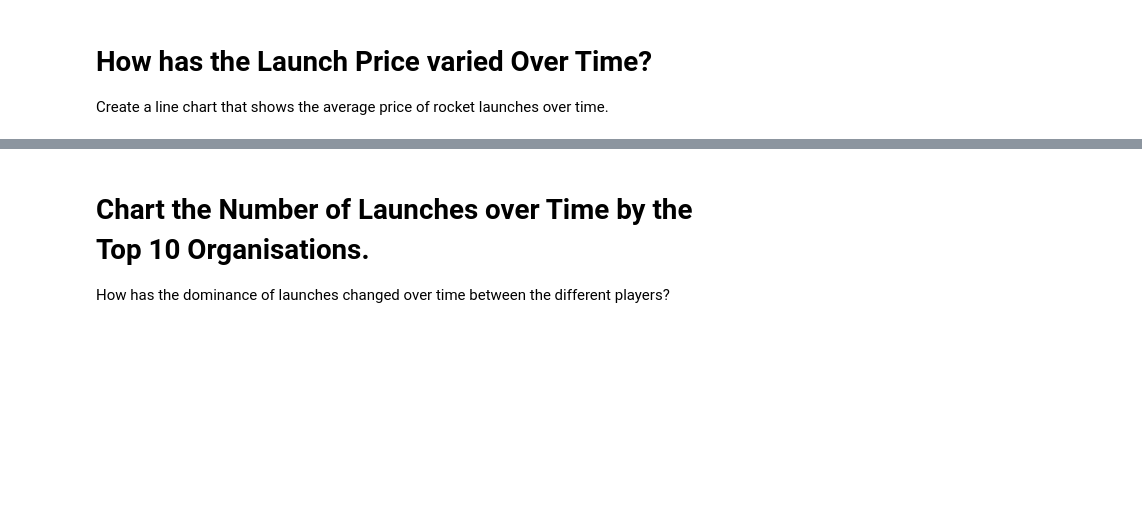
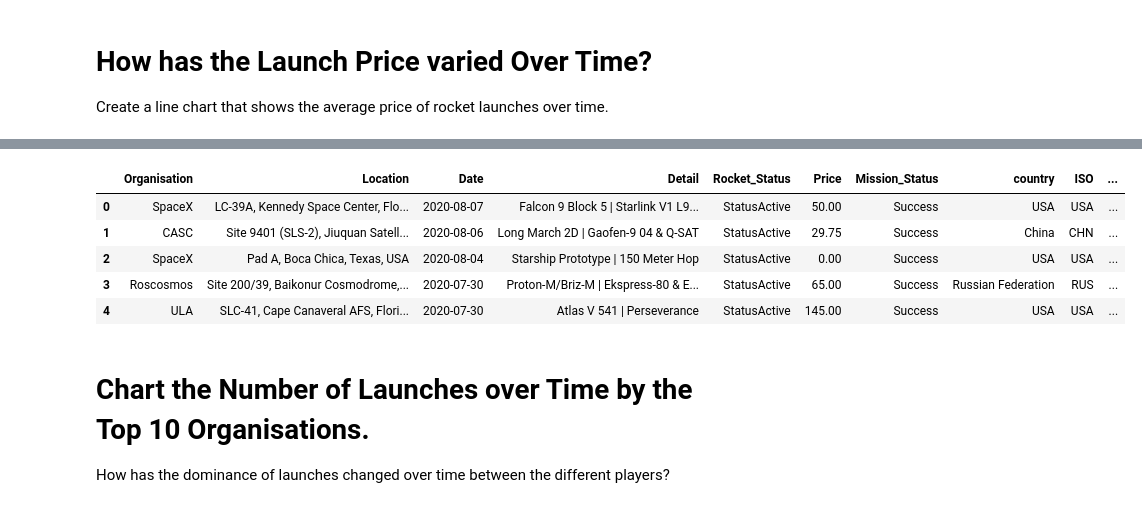
Before and after one commit to KushalRegmi61/100_DAYS_OF_LEARNING_PYTHON, a Jupyter notebook: DAY_99_SpaceMission_Alalysis/DAY_99_Space_Missions_Analysis.ipynb, the cells around one changed output, grey strips where cells are left out. Saved outputs shown, nothing was run; the diff lists cells and outputs as text; code cells hidden in the pictures; blank space fills up the shorter version.

```diff
--- a/DAY_99_SpaceMission_Alalysis/DAY_99_Space_Missions_Analysis.ipynb
+++ b/DAY_99_SpaceMission_Alalysis/DAY_99_Space_Missions_Analysis.ipynb
@@ -427,3 +538,12 @@ Create a line chart that shows the average price of rocket launches over time.
+# %%
+df.head()
+# %% [output]
+|  | Organisation | Location | Date | Detail | Rocket_Status | Price | Mission_Status | country | ISO | ... |
+| 0 | SpaceX | LC-39A, Kennedy Space Center, Flo... | 2020-08-07 | Falcon 9 Block 5 | Starlink V1 L9... | StatusActive | 50.00 | Success | USA | USA | ... |
+| 1 | CASC | Site 9401 (SLS-2), Jiuquan Satell... | 2020-08-06 | Long March 2D | Gaofen-9 04 & Q-SAT | StatusActive | 29.75 | Success | China | CHN | ... |
+| 2 | SpaceX | Pad A, Boca Chica, Texas, USA | 2020-08-04 | Starship Prototype | 150 Meter Hop | StatusActive | 0.00 | Success | USA | USA | ... |
+| 3 | Roscosmos | Site 200/39, Baikonur Cosmodrome,... | 2020-07-30 | Proton-M/Briz-M | Ekspress-80 & E... | StatusActive | 65.00 | Success | Russian Federation | RUS | ... |
+| 4 | ULA | SLC-41, Cape Canaveral AFS, Flori... | 2020-07-30 | Atlas V 541 | Perseverance | StatusActive | 145.00 | Success | USA | USA | ... |
 # %% [markdown]
 # Chart the Number of Launches over Time by the Top 10 Organisations.
 
```
Also changed, not shown: parts of 24 cells of this notebook.
